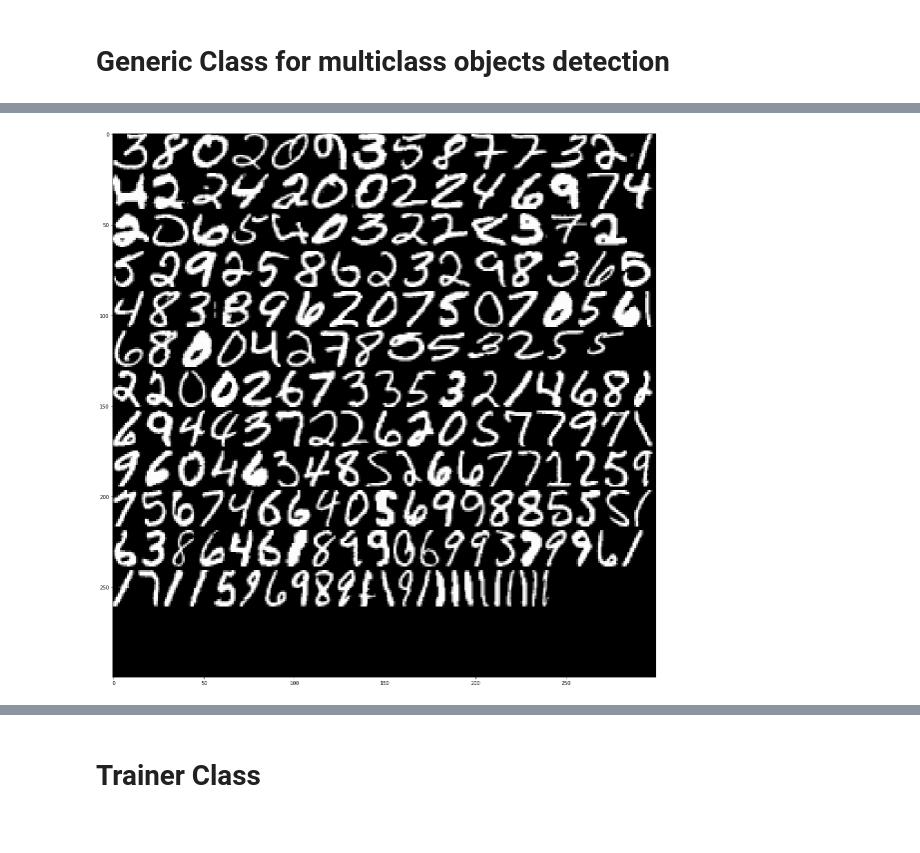
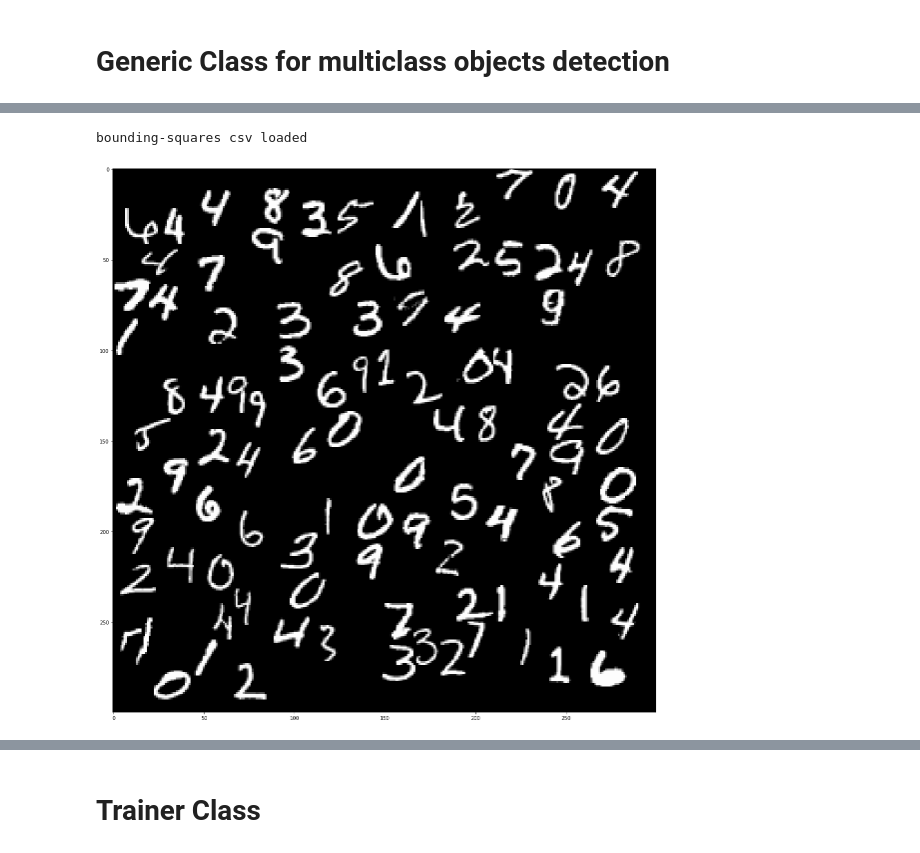
Before and after one commit to 0r4nd/HandwritingRecognition, a Jupyter notebook: notebooks/HandwritingRecognition.ipynb, the cells around one changed output, grey strips where cells are left out. Saved outputs shown, nothing was run; the diff lists cells and outputs as text; code cells hidden in the pictures.

```diff
--- a/notebooks/HandwritingRecognition.ipynb
+++ b/notebooks/HandwritingRecognition.ipynb
@@ -185,13 +185,13 @@ class ObjectDetectionGenerator:
         y2 = 0
         # y1
         for j in range(len(data)):
-            if list_first_val(data[j]) > 0:
+            if ObjectDetectionGenerator.list_first_val(data[j]) > 0:
                 y1 = j
                 break
         # y2
         for j in range(len(data)):
             end = len(data)-j-1
-            if list_first_val(data[end]) > 0:
+            if ObjectDetectionGenerator.list_first_val(data[end]) > 0:
                 y2 = end
                 break
         # x1, x2
@@ -209,7 +209,7 @@ class ObjectDetectionGenerator:
     def get_X_aabb2D(X):
         aabbs = []
         for i in range(len(X)):
-            aabbs.append(get_aabb2D(X[i]))
+            aabbs.append(ObjectDetectionGenerator.get_aabb2D(X[i]))
             #if i > 10: break
         return aabbs
 
@@ -222,7 +222,7 @@ class ObjectDetectionGenerator:
     @staticmethod
     def write_aabb_csv(dir_path, filename, X):
         file_path = os.path.join(dir_path, filename)
-        aabb = get_X_aabb2D(X)
+        aabb = ObjectDetectionGenerator.get_X_aabb2D(X)
         df = pd.DataFrame(aabb, columns=['x1','y1','x2','y2'])
         df.to_csv(file_path, index=False)
         return aabb
@@ -250,13 +250,13 @@ class ObjectDetectionGenerator:
         y2 = 0
         # y1
         for j in range(len(data)):
-            if list_first_val(data[j]) > 0:
+            if ObjectDetectionGenerator.list_first_val(data[j]) > 0:
                 y1 = j
                 break
         # y2
         for j in range(len(data)):
             end = len(data)-j-1
-            if list_first_val(data[end]) > 0:
+            if ObjectDetectionGenerator.list_first_val(data[end]) > 0:
                 y2 = end
                 break
         # x1, x2
@@ -274,7 +274,7 @@ class ObjectDetectionGenerator:
     def get_X_aabb2D(X):
         aabbs = []
         for i in range(len(X)):
-            aabbs.append(get_aabb2D(X[i]))
+            aabbs.append(ObjectDetectionGenerator.get_aabb2D(X[i]))
             #if i > 10: break
         return aabbs
 
@@ -287,7 +287,7 @@ class ObjectDetectionGenerator:
     @staticmethod
     def write_aabb_csv(dir_path, filename, X):
         file_path = os.path.join(dir_path, filename)
-        aabb = get_X_aabb2D(X)
+        aabb = ObjectDetectionGenerator.get_X_aabb2D(X)
         df = pd.DataFrame(aabb, columns=['x1','y1','x2','y2'])
         df.to_csv(file_path, index=False)
         return aabb
@@ -304,8 +304,8 @@ class ObjectDetectionGenerator:
         s = self.sprites
 
         if (not gen_files) or self.dir_path == None:
-            s["aabb_train"] = get_X_aabb2D(s["X_train"])
-            s["aabb_test"] = get_X_aabb2D(s["X_test"])
+            s["aabb_train"] = self.get_X_aabb2D(s["X_train"])
+            s["aabb_test"] = self.get_X_aabb2D(s["X_test"])
             return
         # folder exists ?
         if not os.path.exists(self.dir_path):
@@ -447,9 +447,3 @@ class ObjectDetectionGenerator:
         plt.figure(figsize = (20,20))
         plt.imshow(s["X_train"][idx], cmap='gray')
         plt.show()
-
-(X_train, y_train), (X_test, y_test) = datasets.mnist.load_data(path="mnist.npz")
-og = ObjectDetectionGenerator(X_train, y_train, X_test, y_test,
-                              os.path.join(os.path.dirname(os.getcwd()), 'dataset'))
-og.gen_sprites_aabb()
-#og.transform_scale([28.,28.])
@@ -465,7 +450,18 @@ og.show_multi()
-# %%
-og.reset_multi()
-og.add_multi(300,300)
-og._draw_packed_sprites(200)
-og.show_multi()
-# %% [output]
-[figure, removed]
+# %%
+try: # python
+    dataset_dir = os.path.join(os.path.dirname(os.path.abspath(__file__)), "..", "dataset")
+except NameError: # jupyter notebook
+    dataset_dir = os.path.join(os.path.dirname(os.getcwd()), 'dataset')
+
+(X_train, y_train), (X_test, y_test) = datasets.mnist.load_data(path="mnist.npz")
+og = ObjectDetectionGenerator(X_train, y_train, X_test, y_test, dataset_dir)
+og.gen_sprites_aabb()
+#og.transform_scale([28.,28.])
+
+og.reset_multi()
+og.add_multi(300,300)
+og._draw_random_sprites(100)
+og.show_multi()
+# %% [output]
+bounding-squares csv loaded
+[figure, added]
```
Also changed, not shown: parts of 12 cells of this notebook.
